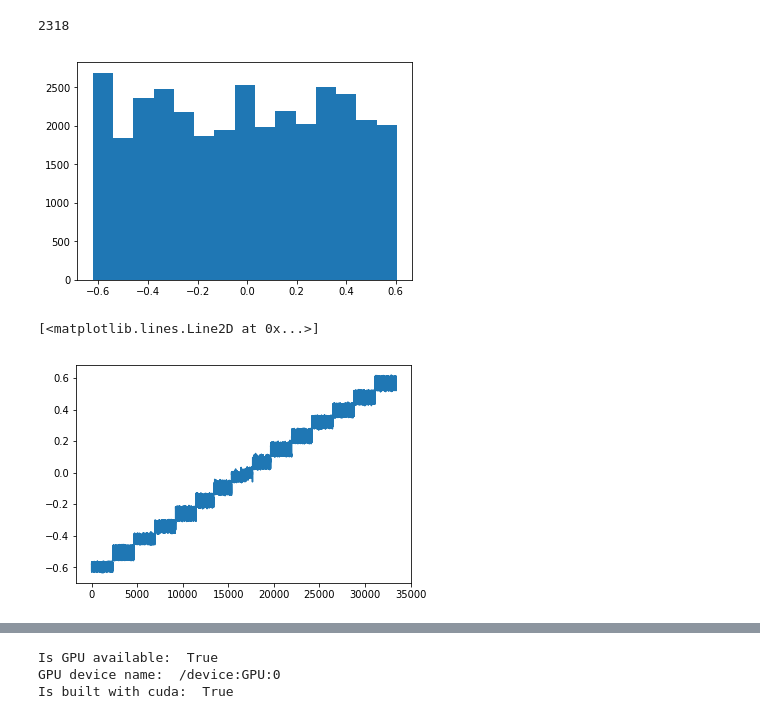
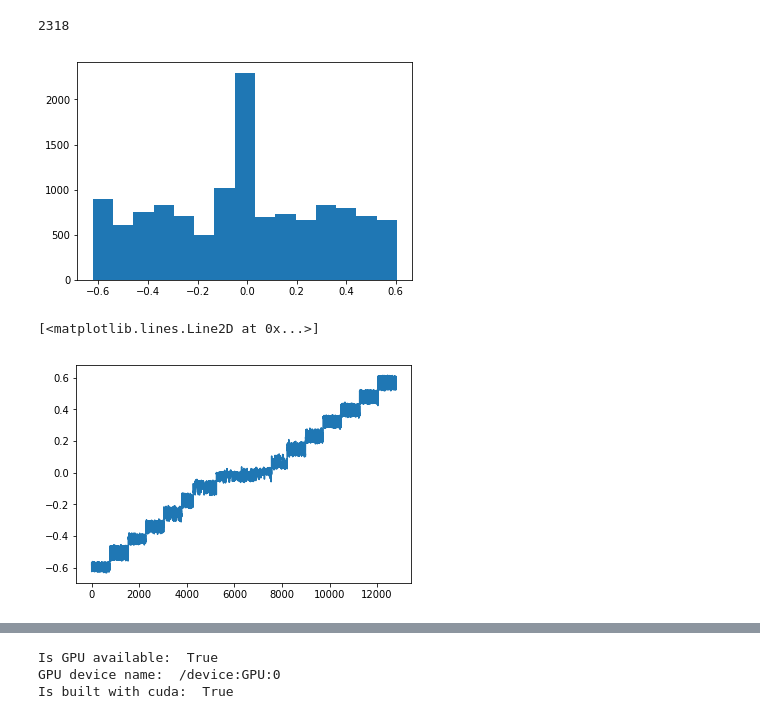
Before and after one commit to fstahl1/behavioral_cloning, a Jupyter notebook: data_exploration.ipynb, the cells around one changed output, grey strips where cells are left out. Drawn from its saved outputs; the diff is of its cells as text; code cells hidden in the pictures.

```diff
--- a/data_exploration.ipynb
+++ b/data_exploration.ipynb
@@ -26,14 +26,8 @@ Using TensorFlow backend.
 ### Initialization ###
 ######################
 
-use_own_data = True
-
-if use_own_data == True:
-    path = '../data/'
-    example_img = plt.imread(path+'IMG/center_2019_09_14_10_46_34_907.jpg')
-else:
-    path = '/opt/data/' # udacity workspace
-    example_img = plt.imread(path+'IMG/center_2016_12_01_13_30_48_287.jpg')
+path = '../data/'
+example_img = plt.imread(path+'IMG/center_2019_09_14_10_46_34_907.jpg')
 
 # plot example
 plt.imshow(example_img)
@@ -71,12 +65,10 @@ import pandas as pd
 
 columns = ['center', 'left', 'right', 'steering', 'throttle', 'brake', 'speed']
 
-# data = pd.DataFrame(columns=columns)
-
-data = pd.read_csv(path+'driving_log.csv', names=columns)
-print('Data frame columns: ', list(data.columns))
+data = pd.read_csv(path+'driving_log.csv', usecols=[0,1,2,3], names=columns)
+print('Data frame columns of interest: ', list(data.columns))
 
 # drop all columns which are not needed
-data = data.drop(columns=['throttle', 'brake', 'speed'])
-print('Data frame columns: ', list(data.columns))
+# data = data.drop(columns=['throttle', 'brake', 'speed'])
+# print('Data' frame columns of interest: ', list(data.columns))
 # %% [output]
@@ -139,30 +130,28 @@ curr_bin_min_lim = bin_min_lim
 # %%
 data_aug = pd.DataFrame(columns=list(data.columns))
 
 for curr_bin in range(n_bins):
 
     ind = (data_cp.steering > bins[curr_bin]) & (data_cp.steering <= bins[curr_bin+1])
     elem_per_bin = sum(ind)
 
     if elem_per_bin>0:
         aug_fact = int(max_count / elem_per_bin)
-        temp_len = len(data_aug)
+        data_aug = data_aug.append([data_cp[ind]]*max(int(aug_fact/3),1), ignore_index=True)
 
-        data_aug = data_aug.append([data_cp[ind]]*aug_fact, ignore_index=True)
-    else:
-        aug_fact = 0
 
 # add noise for not using the identical angles for augmented images
 data_aug.steering += np.random.normal(-0.005,0.005,len(data_aug.steering))
 
 (counts_aug, bins_aug, _patches_aug) = plt.hist(data_aug.steering, bins=bins)
 plt.show()
 counts_aug = counts_aug.astype(int)
 
 
 # %matplotlib inline
 plt.plot(data_aug.steering)
+print('Size of augmented data set: ', len(data_aug))
 # %% [output]
-[figure, old version]
+[figure, new version]
 [<matplotlib.lines.Line2D at 0x...>]
-[figure, old version]
+[figure, new version]
```
Also changed, not shown: parts of 21 cells of this notebook, 4 other files.
